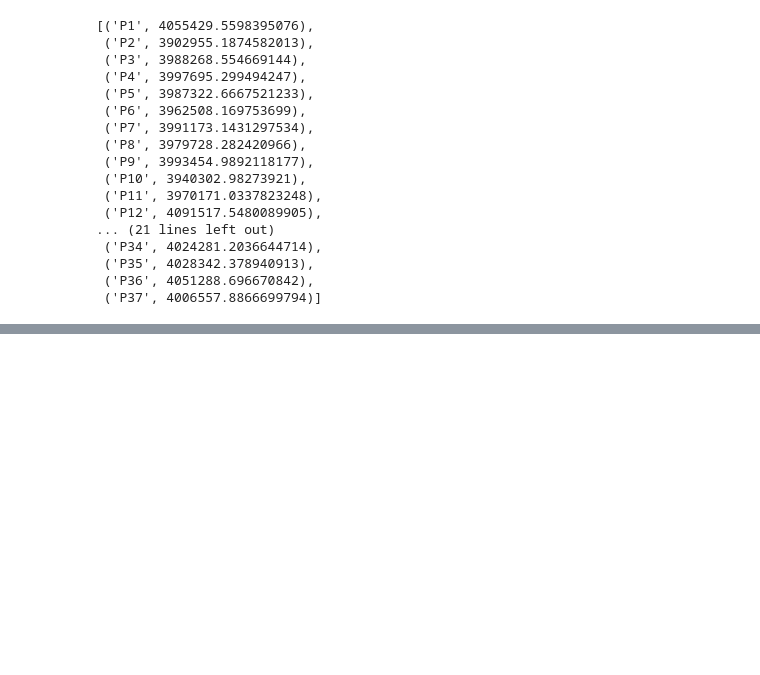
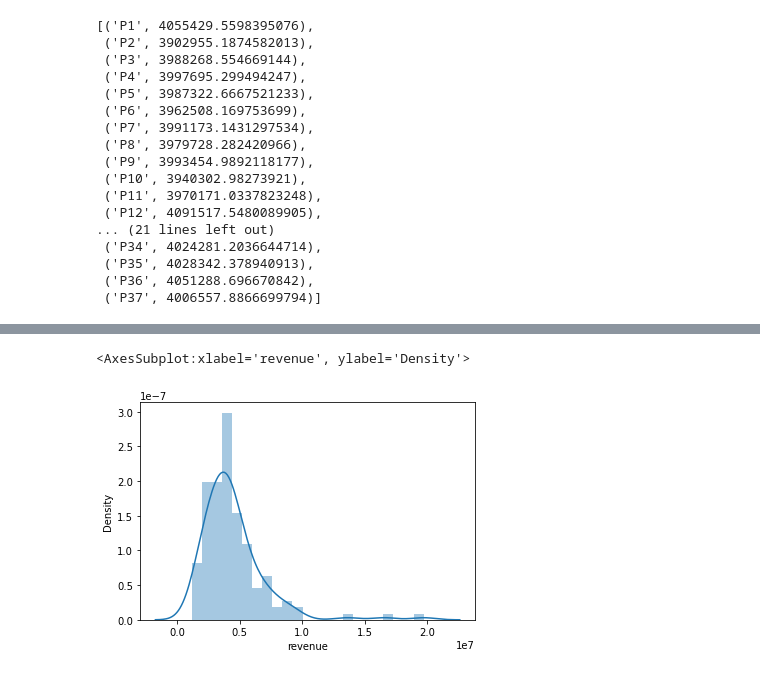
Before and after one commit to kshashank03/Restaurant_Revenue_Prediction_Kaggle, a Jupyter notebook: Script2 - ML_AI_Prediction.ipynb, the cells around one changed output, grey strips where cells are left out. Cells and saved outputs as stored; diff of their text form; code cells hidden in the pictures; blank space fills up the shorter version.

```diff
--- a/Script2 - ML_AI_Prediction.ipynb
+++ b/Script2 - ML_AI_Prediction.ipynb
@@ -399,0 +390,7 @@ array([[-1.04, -1.66,  0.65, ..., -0.6 , -0.56, -0.64],
+# %%
+# It seems that revenue above 1M is an outlier
+
+sns.distplot(train_import["revenue"])
+# %% [output]
+<AxesSubplot:xlabel='revenue', ylabel='Density'>
+[figure, added]
```
Also changed, not shown: parts of 8 cells of this notebook.
